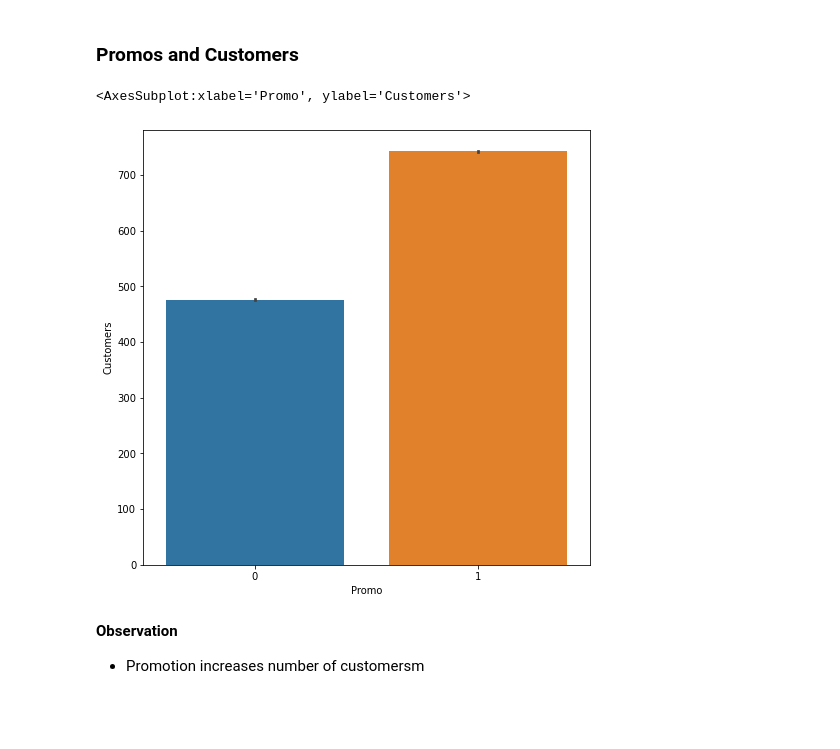
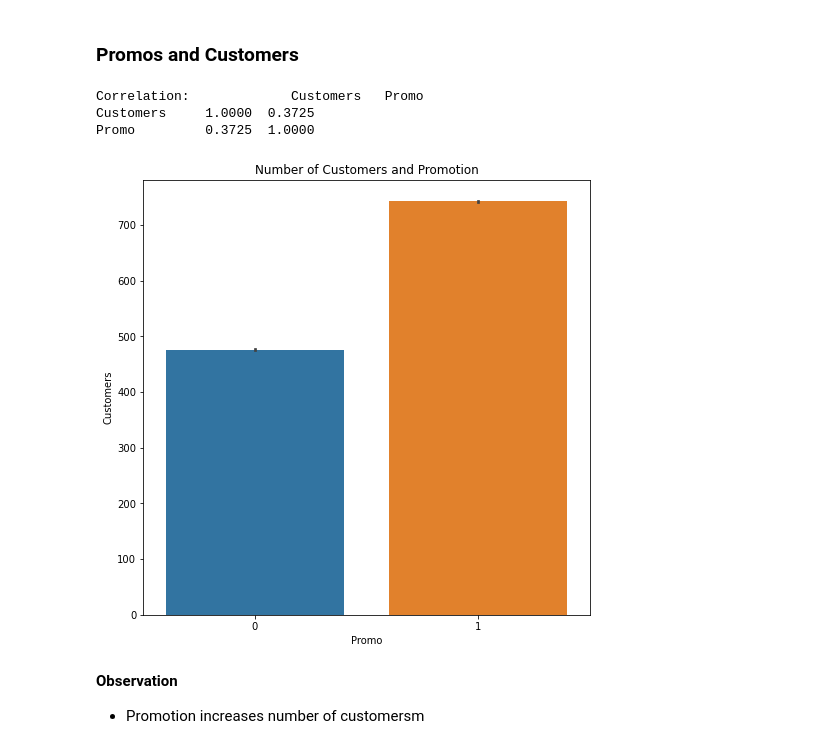
Before and after one commit to benbel376/time-series-data-sales-prediction, a Jupyter notebook: notebooks/data_exploration.ipynb, the cells around one changed output. Drawn from its saved outputs; the diff is of its cells as text; code cells hidden in the pictures; blank space fills up the shorter version.

```diff
--- a/notebooks/data_exploration.ipynb
+++ b/notebooks/data_exploration.ipynb
@@ -296,12 +306,17 @@ sns.barplot(x="Promo", y="Sales", data=train)
 ### Promos and Customers
 # %%
 # checking average number of customers and existence of promotion
-
+print("Correlation: ", (train[["Customers", "Promo"]]).corr())
 plt.figure(figsize=(8, 8))
 sns.barplot(x="Promo", y="Customers", data=train)
+plt.title("Number of Customers and Promotion")
+plt.savefig("../charts/customers_promo.png")
+plt.show()
 # %% [output]
-<AxesSubplot:xlabel='Promo', ylabel='Customers'>
+Correlation:             Customers   Promo
+Customers     1.0000  0.3725
+Promo         0.3725  1.0000
-[figure, old version]
+[figure, new version]
 # %% [markdown]
 **Observation**
 - Promotion increases number of customersm
```
Also changed, not shown: parts of 5 cells of this notebook.
